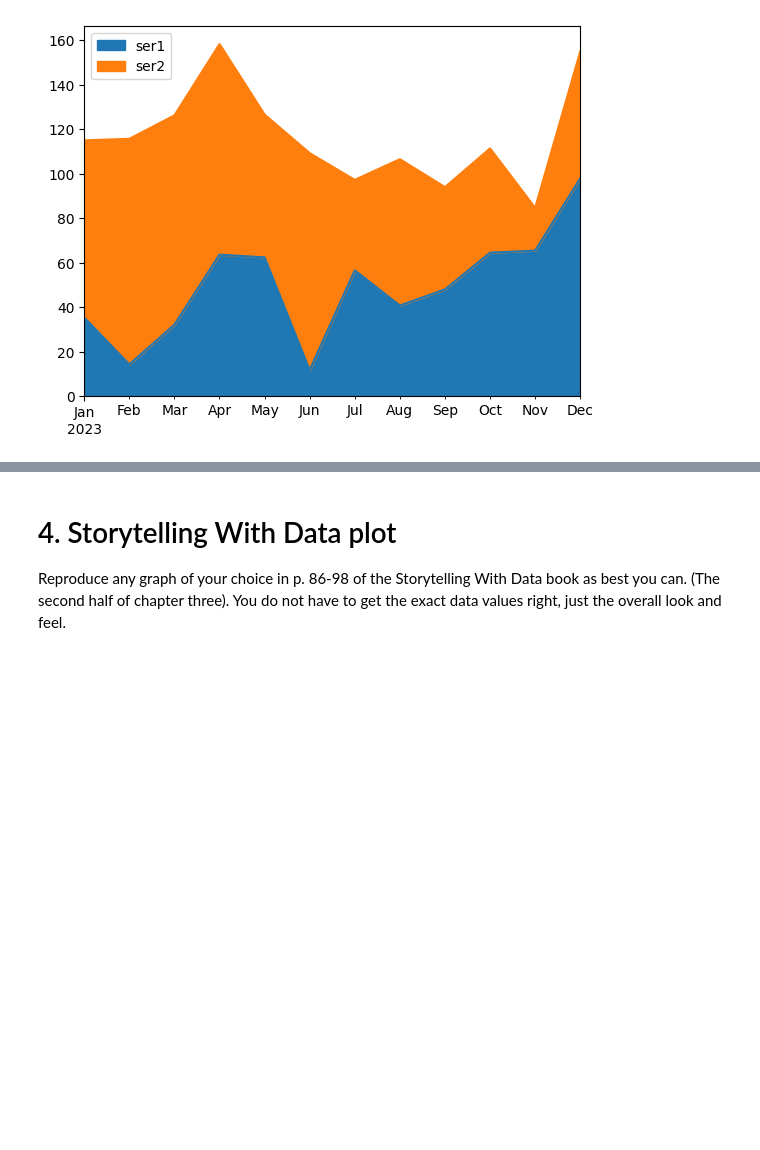
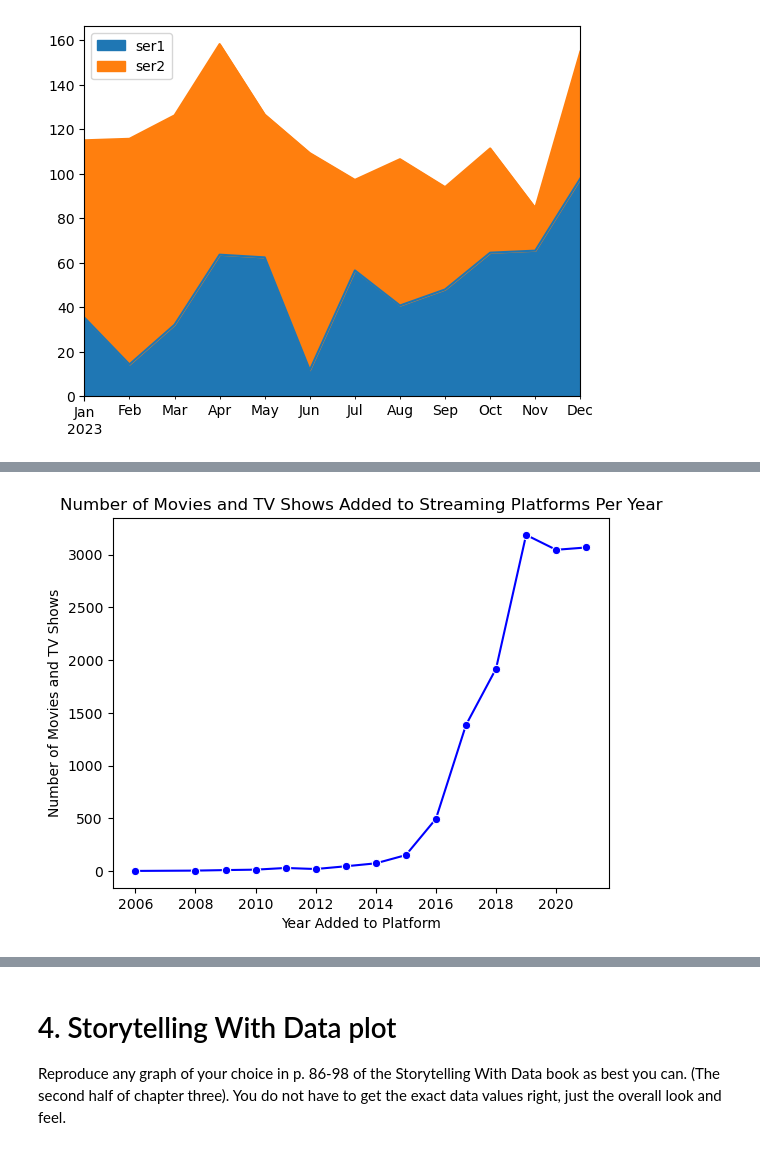
Before and after one commit to keshleem/dx699-summerai-homework6, a Jupyter notebook: OMDS-ModB2-Week6-Martin-Keshia-Lee.ipynb, the cells around one changed output, grey strips where cells are left out. Cells and saved outputs as stored; diff of their text form; code cells hidden in the pictures; blank space fills up the shorter version.

```diff
--- a/OMDS-ModB2-Week6-Martin-Keshia-Lee.ipynb
+++ b/OMDS-ModB2-Week6-Martin-Keshia-Lee.ipynb
@@ -74,0 +172,11 @@ This week, you will do the same types of exercises as last week, but you should
+# %%
+additions_per_year = df_stream.groupby('year_added_platform')['title'].count()
+
+sns.lineplot(x=additions_per_year.index, y=additions_per_year.values,
+             marker='o', color='blue')
+plt.title('Number of Movies and TV Shows Added to Streaming Platforms Per Year')
+plt.xlabel('Year Added to Platform')
+plt.ylabel('Number of Movies and TV Shows')
+plt.show()
+# %% [output]
+[figure, added]
```
Also changed, not shown: parts of 19 cells of this notebook.
